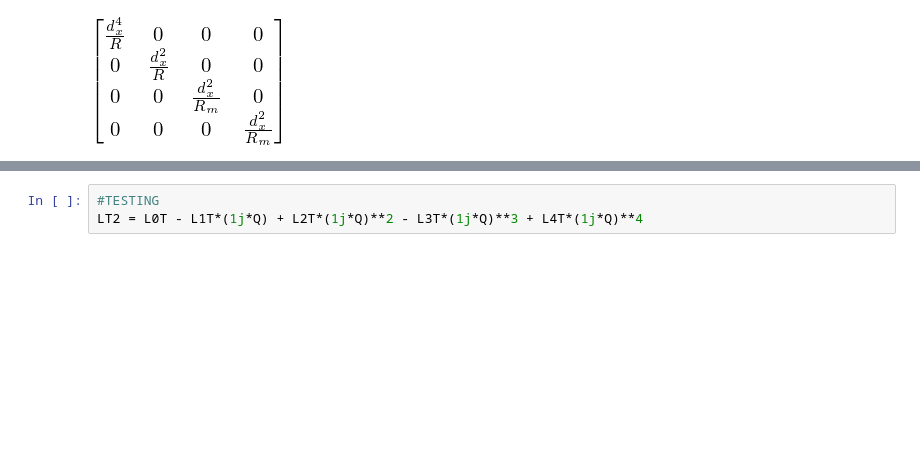
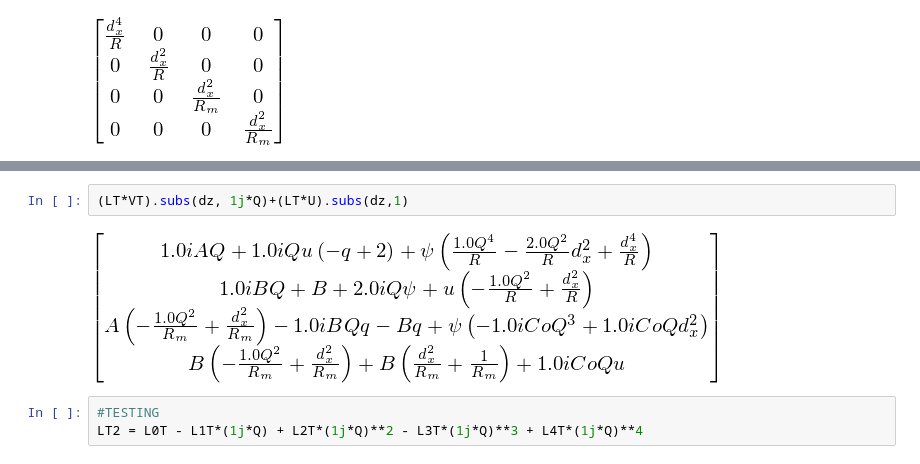
Before and after one commit to jsoishi/weakly_nonlinear_mri, a Jupyter notebook: python/adjoint solution.ipynb, the cells around one changed output, grey strips where cells are left out. Saved outputs shown, nothing was run; the diff lists cells and outputs as text; blank space fills up the shorter version.

```diff
--- a/python/adjoint solution.ipynb
+++ b/python/adjoint solution.ipynb
@@ -102,3 +107,7 @@ LT*VT
+# %%
+(LT*VT).subs(dz, 1j*Q)+(LT*U).subs(dz,1)
+# %% [output]
+[figure, added]
 # %%
 #TESTING
 LT2 = L0T - L1T*(1j*Q) + L2T*(1j*Q)**2 - L3T*(1j*Q)**3 + L4T*(1j*Q)**4
```
Also changed, not shown: parts of 6 cells of this notebook, 4 other files.
